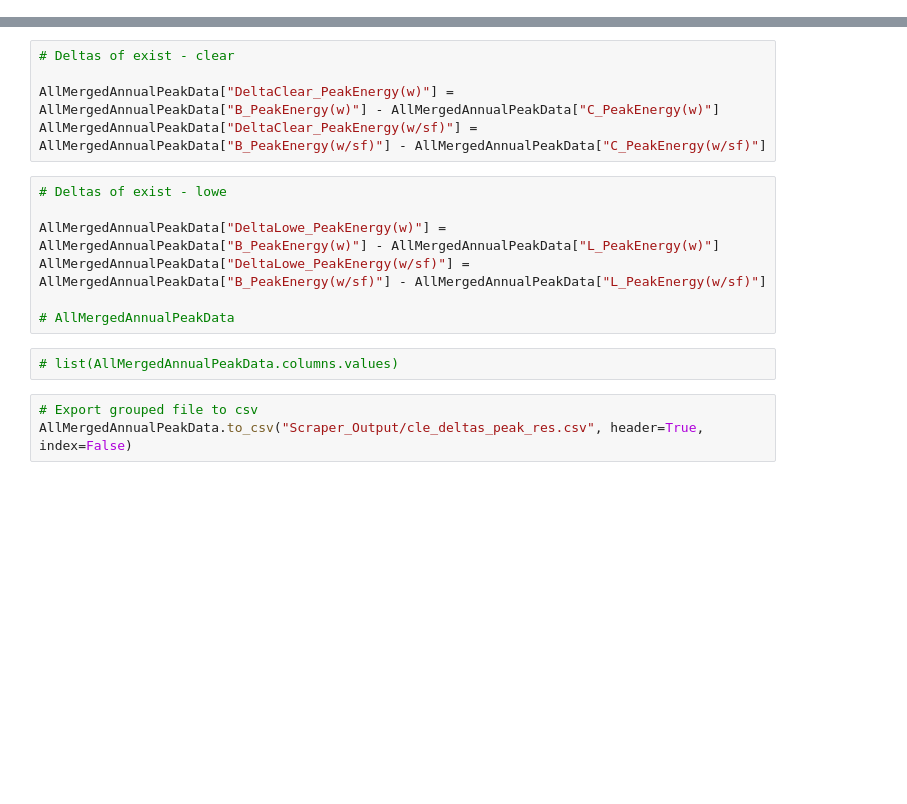
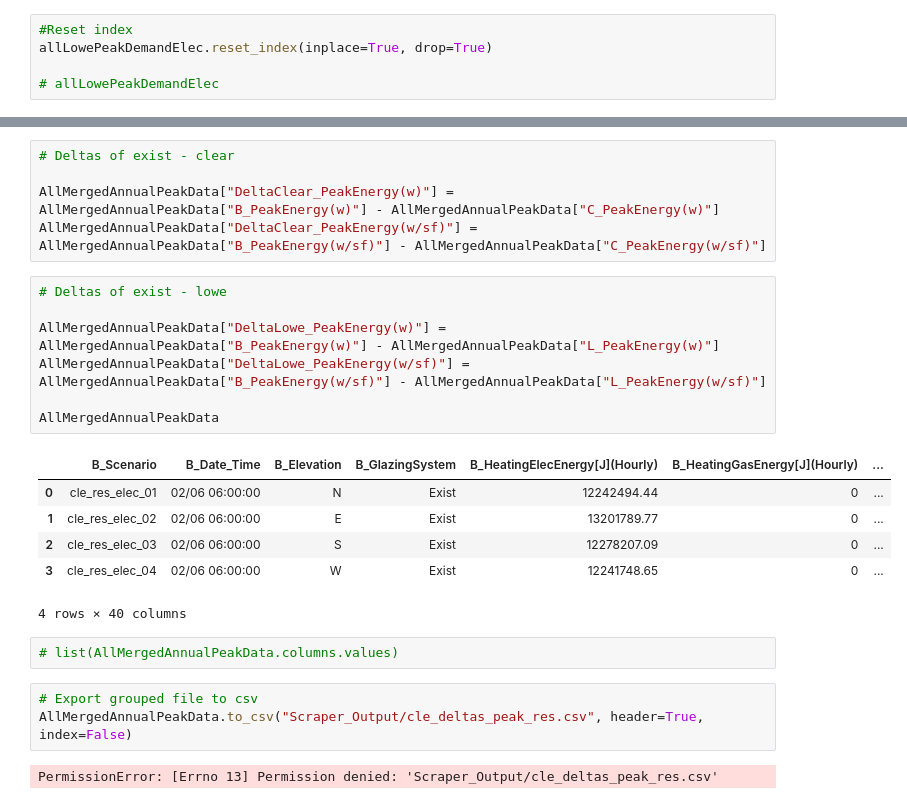
Before and after one commit to klharp/Eplus_Maine, a Jupyter notebook: CLE_Res_Scraper.ipynb, the cells around one changed output, grey strips where cells are left out. Drawn from its saved outputs; the diff is of its cells as text; blank space fills up the shorter version.

```diff
--- a/CLE_Res_Scraper.ipynb
+++ b/CLE_Res_Scraper.ipynb
@@ -737,6 +751,11 @@ allLowePeakDemandElec = lowePeakDemandElec.rename(columns={'Scenario':'L_Scenari
                             })
 
 # allLowePeakDemandElec
+# %%
+#Reset index
+allLowePeakDemandElec.reset_index(inplace=True, drop=True)
+
+# allLowePeakDemandElec
 # %% [markdown]
 ---
 ## Merge the 3 dataframes to perform delta peak from existing calculation
@@ -760,12 +779,21 @@ AllMergedAnnualPeakData["DeltaClear_PeakEnergy(w/sf)"] = AllMergedAnnualPeakData
 # %%
 # Deltas of exist - lowe
 
 AllMergedAnnualPeakData["DeltaLowe_PeakEnergy(w)"] = AllMergedAnnualPeakData["B_PeakEnergy(w)"] - AllMergedAnnualPeakData["L_PeakEnergy(w)"]
 AllMergedAnnualPeakData["DeltaLowe_PeakEnergy(w/sf)"] = AllMergedAnnualPeakData["B_PeakEnergy(w/sf)"] - AllMergedAnnualPeakData["L_PeakEnergy(w/sf)"]
 
-# AllMergedAnnualPeakData
+AllMergedAnnualPeakData
+# %% [output]
+|  | B_Scenario | B_Date_Time | B_Elevation | B_GlazingSystem | B_HeatingElecEnergy[J](Hourly) | B_HeatingGasEnergy[J](Hourly) | ... |
+| 0 | cle_res_elec_01 | 02/06 06:00:00 | N | Exist | 12242494.44 | 0 | ... |
+| 1 | cle_res_elec_02 | 02/06 06:00:00 | E | Exist | 13201789.77 | 0 | ... |
+| 2 | cle_res_elec_03 | 02/06 06:00:00 | S | Exist | 12278207.09 | 0 | ... |
+| 3 | cle_res_elec_04 | 02/06 06:00:00 | W | Exist | 12241748.65 | 0 | ... |
+4 rows × 40 columns
 # %%
 # list(AllMergedAnnualPeakData.columns.values)
 # %%
 # Export grouped file to csv
 AllMergedAnnualPeakData.to_csv("Scraper_Output/cle_deltas_peak_res.csv", header=True, index=False)
+# %% [output]
+PermissionError: [Errno 13] Permission denied: 'Scraper_Output/cle_deltas_peak_res.csv'
```
Also changed, not shown: parts of 5 cells of this notebook, 6 other files.
